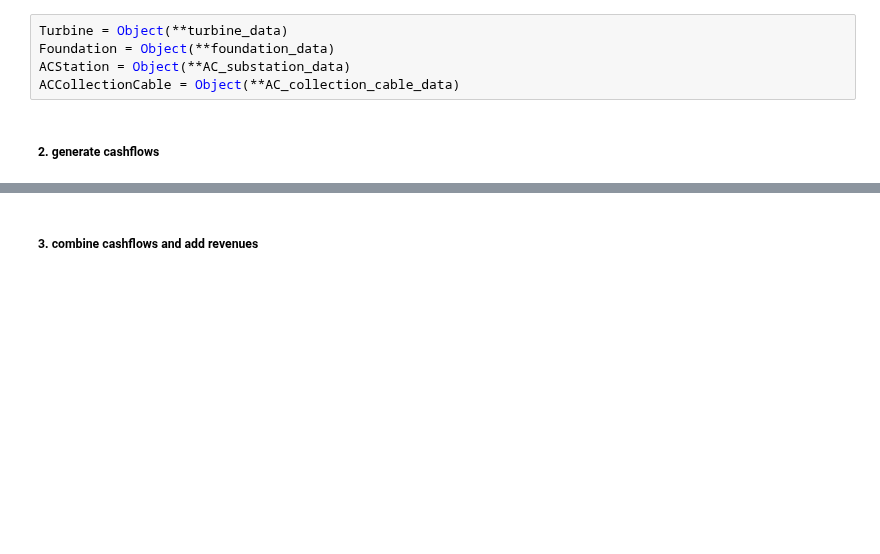
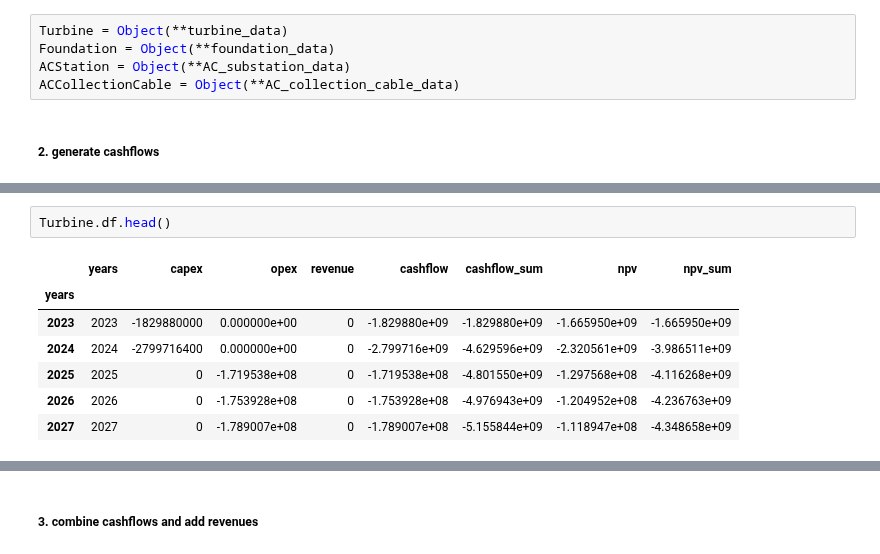
Before and after one commit to VanOord/OpenSCSim, a Jupyter notebook: Case 4B - Offshore windfarm - AC Substation - AC Collection cable.ipynb, the cells around one changed output, grey strips where cells are left out. Drawn from its saved outputs; the diff is of its cells as text; blank space fills up the shorter version.

```diff
--- a/Case 4B - Offshore windfarm - AC Substation - AC Collection cable.ipynb
+++ b/Case 4B - Offshore windfarm - AC Substation - AC Collection cable.ipynb
@@ -145,0 +155,10 @@ ACCollectionCable.generate_cashflows(startyear=2023, lifecycle=lifecycle, debug=
+# %%
+Turbine.df.head()
+# %% [output]
+|  | years | capex | opex | revenue | cashflow | cashflow_sum | npv | npv_sum |
+| years |  |  |  |  |  |  |  |  |
+| 2023 | 2023 | -1829880000 | 0.000000e+00 | 0 | -1.829880e+09 | -1.829880e+09 | -1.665950e+09 | -1.665950e+09 |
+| 2024 | 2024 | -2799716400 | 0.000000e+00 | 0 | -2.799716e+09 | -4.629596e+09 | -2.320561e+09 | -3.986511e+09 |
+| 2025 | 2025 | 0 | -1.719538e+08 | 0 | -1.719538e+08 | -4.801550e+09 | -1.297568e+08 | -4.116268e+09 |
+| 2026 | 2026 | 0 | -1.753928e+08 | 0 | -1.753928e+08 | -4.976943e+09 | -1.204952e+08 | -4.236763e+09 |
+| 2027 | 2027 | 0 | -1.789007e+08 | 0 | -1.789007e+08 | -5.155844e+09 | -1.118947e+08 | -4.348658e+09 |
```
Also changed, not shown: parts of 6 cells of this notebook.
